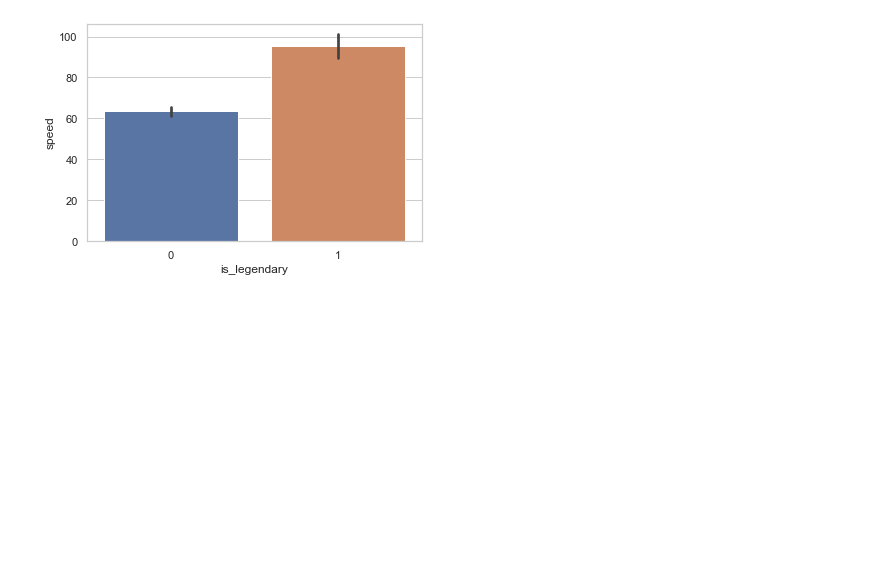
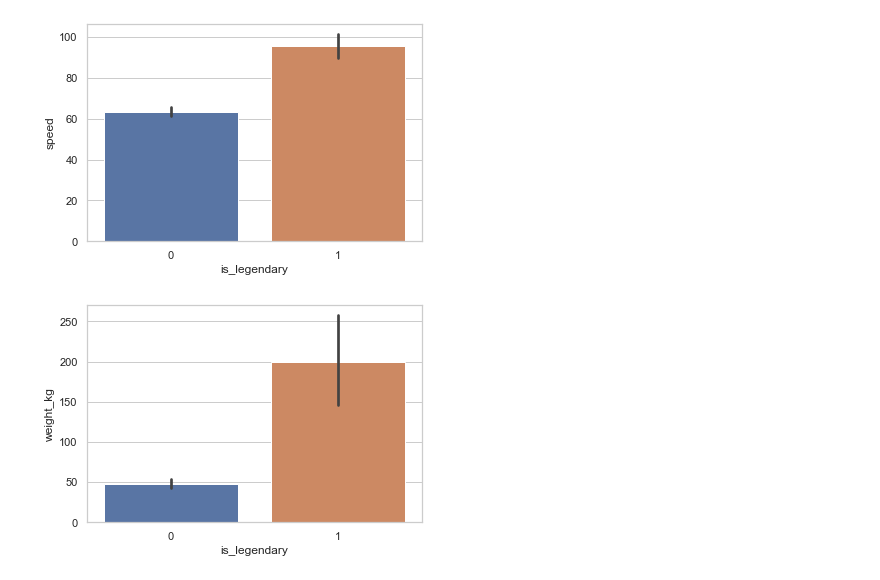
Before and after one commit to imamahasane/SeaBorn_Practices, a Jupyter notebook: SeabornPractices.ipynb, the cells around one changed output. Saved outputs shown, nothing was run; the diff lists cells and outputs as text; code cells hidden in the pictures; blank space fills up the shorter version.

```diff
--- a/SeabornPractices.ipynb
+++ b/SeabornPractices.ipynb
@@ -76,3 +76,8 @@ sns.barplot(x = "is_legendary", y = "speed", data = pokemon)
 plt.show()
 # %% [output]
 [figure]
+# %%
+sns.barplot(x = "is_legendary", y = "weight_kg", data = pokemon)
+plt.show()
+# %% [output]
+[figure, added]
```
Also changed, not shown: parts of 12 cells of this notebook, 1 other file.
